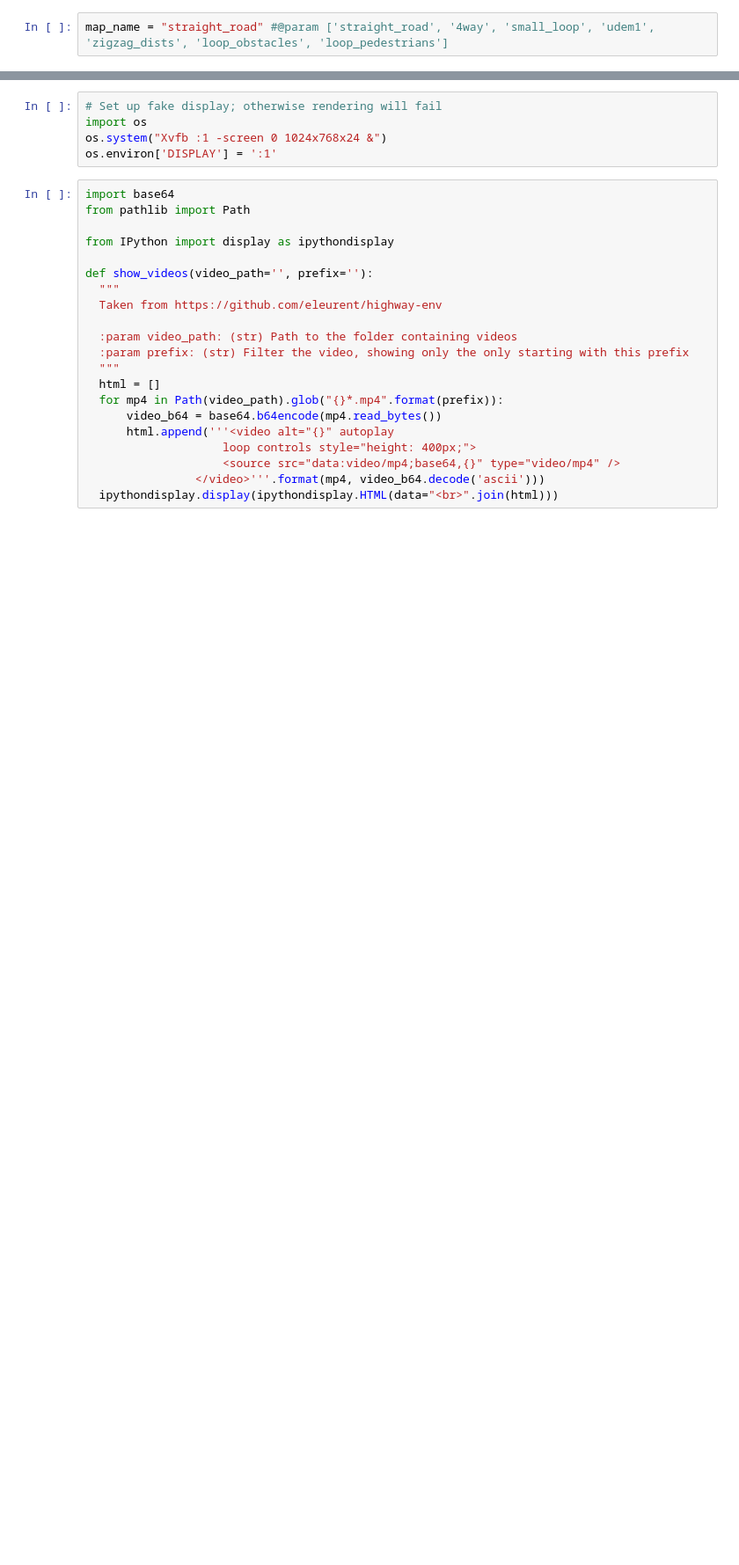
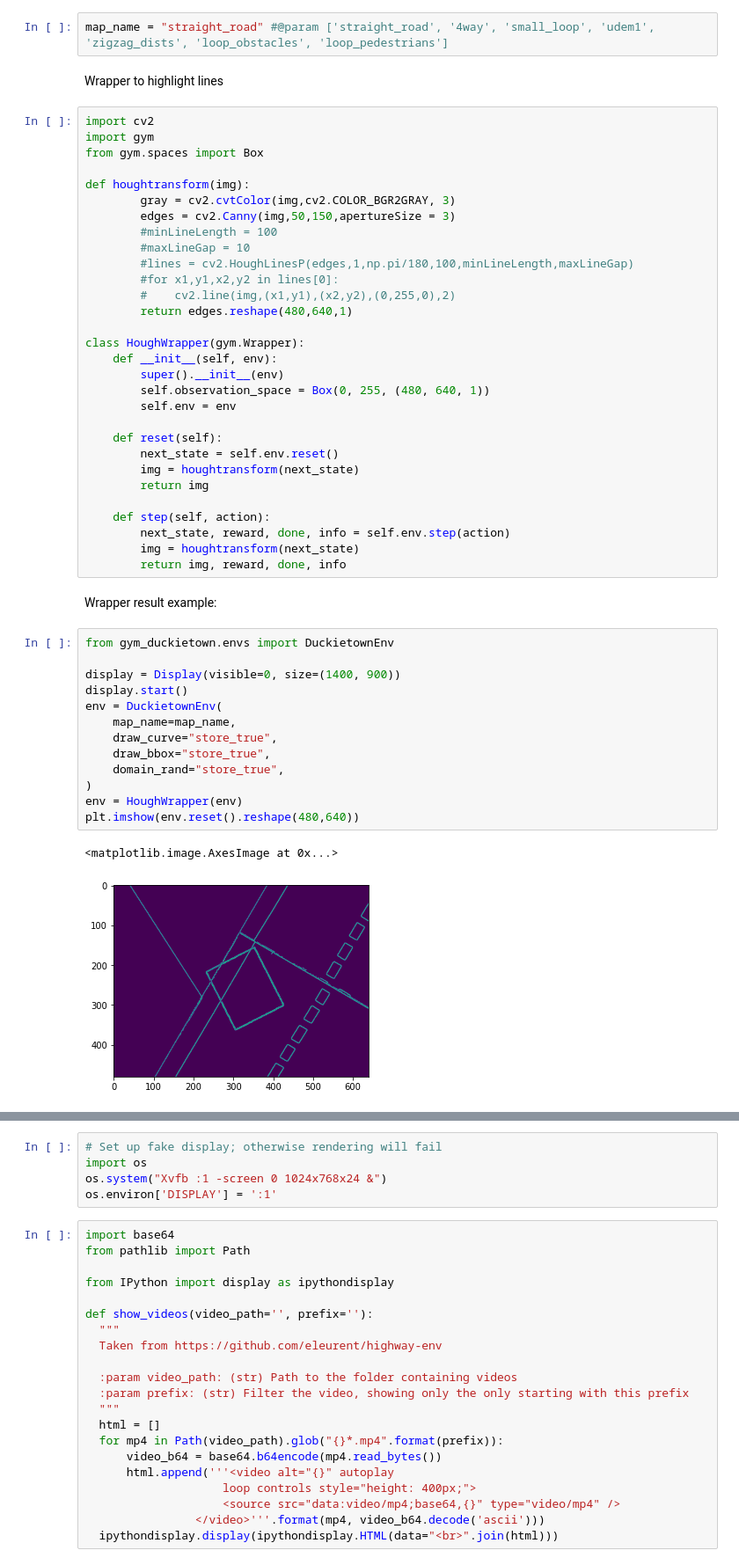
Before and after one commit to aeapolimi/duckietown, a Jupyter notebook: duckietown_stablebaseline.ipynb, the cells around one changed output, grey strips where cells are left out. Shown at 88% size. Saved outputs shown, nothing was run; the diff lists cells and outputs as text; blank space fills up the shorter version.

```diff
--- a/duckietown_stablebaseline.ipynb
+++ b/duckietown_stablebaseline.ipynb
@@ -79,2 +61,52 @@ class BasicWrapper(gym.Wrapper):
 # %%
 map_name = "straight_road" #@param ['straight_road', '4way', 'small_loop', 'udem1', 'zigzag_dists', 'loop_obstacles', 'loop_pedestrians']
+# %% [markdown]
+Wrapper to highlight lines
+# %%
+import cv2
+import gym
+from gym.spaces import Box
+
+def houghtransform(img):
+        gray = cv2.cvtColor(img,cv2.COLOR_BGR2GRAY, 3)
+        edges = cv2.Canny(img,50,150,apertureSize = 3)
+        #minLineLength = 100
+        #maxLineGap = 10
+        #lines = cv2.HoughLinesP(edges,1,np.pi/180,100,minLineLength,maxLineGap)
+        #for x1,y1,x2,y2 in lines[0]:
+        #    cv2.line(img,(x1,y1),(x2,y2),(0,255,0),2)
+        return edges.reshape(480,640,1)
+
+class HoughWrapper(gym.Wrapper):
+    def __init__(self, env):
+        super().__init__(env)
+        self.observation_space = Box(0, 255, (480, 640, 1))
+        self.env = env
+
+    def reset(self):
+        next_state = self.env.reset()
+        img = houghtransform(next_state)
+        return img
+
+    def step(self, action):
+        next_state, reward, done, info = self.env.step(action)
+        img = houghtransform(next_state)
+        return img, reward, done, info
+# %% [markdown]
+Wrapper result example:
+# %%
+from gym_duckietown.envs import DuckietownEnv
+
+display = Display(visible=0, size=(1400, 900))
+display.start()
+env = DuckietownEnv(
+    map_name=map_name,
+    draw_curve="store_true",
+    draw_bbox="store_true",
+    domain_rand="store_true",
+)
+env = HoughWrapper(env)
+plt.imshow(env.reset().reshape(480,640))
+# %% [output]
+<matplotlib.image.AxesImage at 0x...>
+[figure, added]
```
Also changed, not shown: parts of 7 cells of this notebook.
